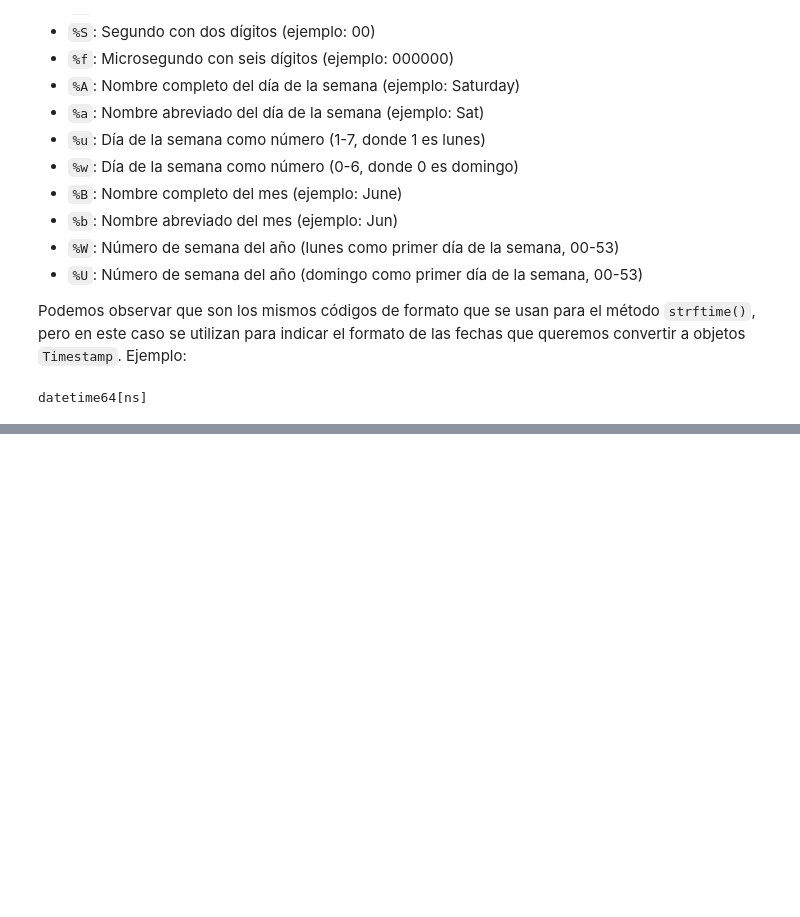
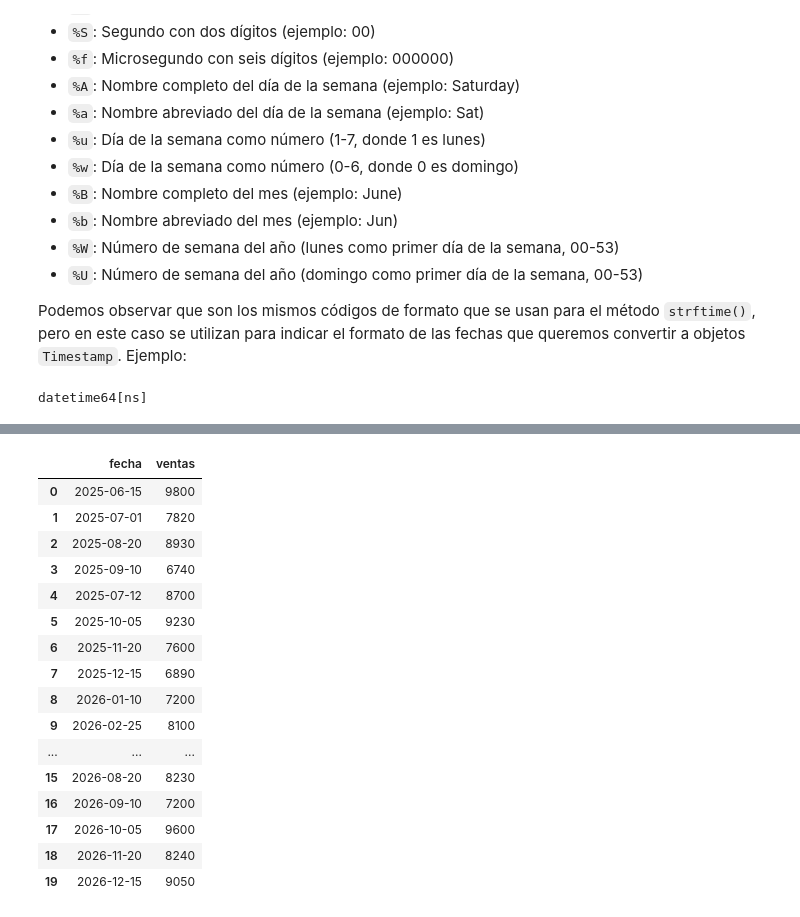
Before and after one commit to jorgesancheznet/apuntes-ADPy, a Jupyter notebook: jupyter/U03/Fechas-y-tiempo.ipynb, the cells around one changed output, grey strips where cells are left out. Cells and saved outputs as stored; diff of their text form; code cells hidden in the pictures; blank space fills up the shorter version.

Commit message:
Cuaderno Jupyter de fecha acabado

```diff
--- a/jupyter/U03/Fechas-y-tiempo.ipynb
+++ b/jupyter/U03/Fechas-y-tiempo.ipynb
@@ -289,0 +466,4 @@ datetime64[ns]
+# %%
+secuencia = pd.date_range(start="2025-01-01", periods=24, freq="ME")
+# crea una secuencia que parte del 1 de enero de 2025 y que durará 24 meses
+print(secuencia)
@@ -289,0 +484,30 @@ datetime64[ns]
+# %%
+# Dataframe de ejemplo con fechas y valores de ventas, con 20 filas para que se vea mejor el resultado del remuestreo
+datos = pd.DataFrame({
+    "fecha": ["2025-06-15", "2025-07-01", "2025-08-20", "2025-09-10", "2025-07-12",
+              "2025-10-05", "2025-11-20", "2025-12-15", "2026-01-10", "2026-02-25",
+              "2026-03-15", "2026-04-10", "2026-05-20", "2026-06-15", "2026-07-01",
+              "2026-08-20", "2026-09-10", "2026-10-05", "2026-11-20", "2026-12-15"],
+    "ventas": [9800, 7820, 8930, 6740, 8700, 9230, 7600, 6890, 7200, 8100,
+               7210, 6820, 9230, 4900, 5800, 8230, 7200, 9600, 8240, 9050]
+})
+datos["fecha"] = pd.to_datetime(datos["fecha"])  # Convertimos la columna "fecha" a tipo datetime
+secuencia
+# %% [output]
+|  | fecha | ventas |
+| 0 | 2025-06-15 | 9800 |
+| 1 | 2025-07-01 | 7820 |
+| 2 | 2025-08-20 | 8930 |
+| 3 | 2025-09-10 | 6740 |
+| 4 | 2025-07-12 | 8700 |
+| 5 | 2025-10-05 | 9230 |
+| 6 | 2025-11-20 | 7600 |
+| 7 | 2025-12-15 | 6890 |
+| 8 | 2026-01-10 | 7200 |
+| 9 | 2026-02-25 | 8100 |
+| ... | ... | ... |
+| 15 | 2026-08-20 | 8230 |
+| 16 | 2026-09-10 | 7200 |
+| 17 | 2026-10-05 | 9600 |
+| 18 | 2026-11-20 | 8240 |
+| 19 | 2026-12-15 | 9050 |
```
Also changed, not shown: parts of 21 cells of this notebook.
